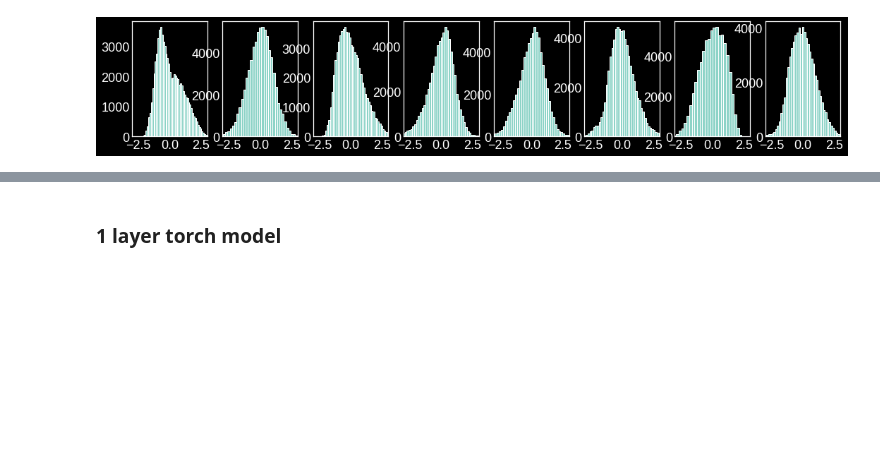
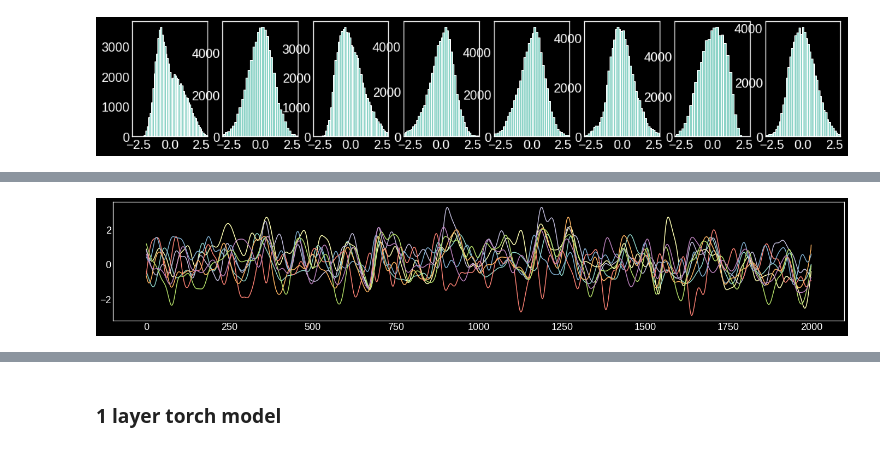
Before and after one commit to juyoungk/1d-whitenoise-models, a Jupyter notebook: models.ipynb, the cells around one changed output, grey strips where cells are left out. Cells and saved outputs as stored; diff of their text form; code cells hidden in the pictures; blank space fills up the shorter version.

```diff
--- a/models.ipynb
+++ b/models.ipynb
@@ -52,0 +72,14 @@ pwd
+# %%
+i = 1
+filename = data_dir + files[i]
+with h5py.File(filename, 'r') as f:
+    #print(list(f['expts']))
+    print(list(f.keys()))
+    print(list(f['lines']))
+    resp = np.array(f['lines']['detrended_membrane_potential'], dtype='f')
+    stim = np.array(f['lines']['stimuli'], dtype='f')
+    time = np.array(f['lines']['time'], dtype='f')
+#
+print('resp :', resp.shape)
+print('stim :', stim.shape)
+print('time :', time.shape)
@@ -97,11 +141,0 @@ labels.shape
-# %%
-# rev correlation by pyret
-importlib.reload(pyret)
-plt.rcParams['figure.figsize'] = [10, 3];
-
-for c in range(n_cell):
-        rc, lags = ft.revcorr(stim, labels[c], rolling_size)
-        ax1 = plt.subplot(1, 2, 1)
-        ax2 = plt.subplot(1, 2, 2)
-        pyret.visualizations.spatial(rc, dx=1.0, ax = ax1)
-        #pyret.visualizations.temporal(lags, rc, ax = ax2)
@@ -350,0 +267,9 @@ plt.show()
+# %%
+# Trace comparison under same stimulus
+#
+plt.figure(figsize=(24,4))
+for i in range(n_cell):
+    plt.plot(labels[i][-2000:])
+    # legend?
+# %% [output]
+[figure, added]
```
Also changed, not shown: parts of 45 cells of this notebook, 1 other file.
